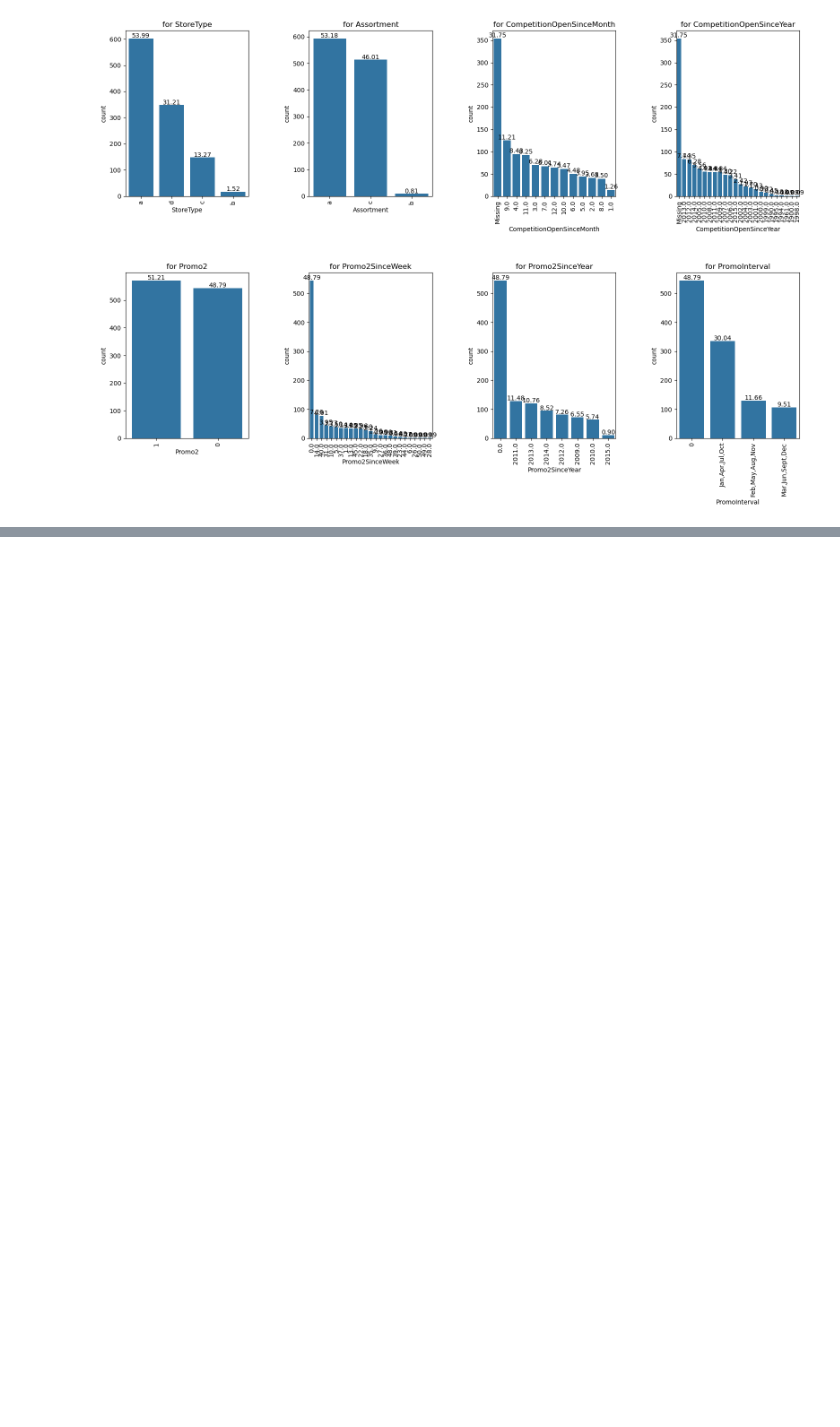
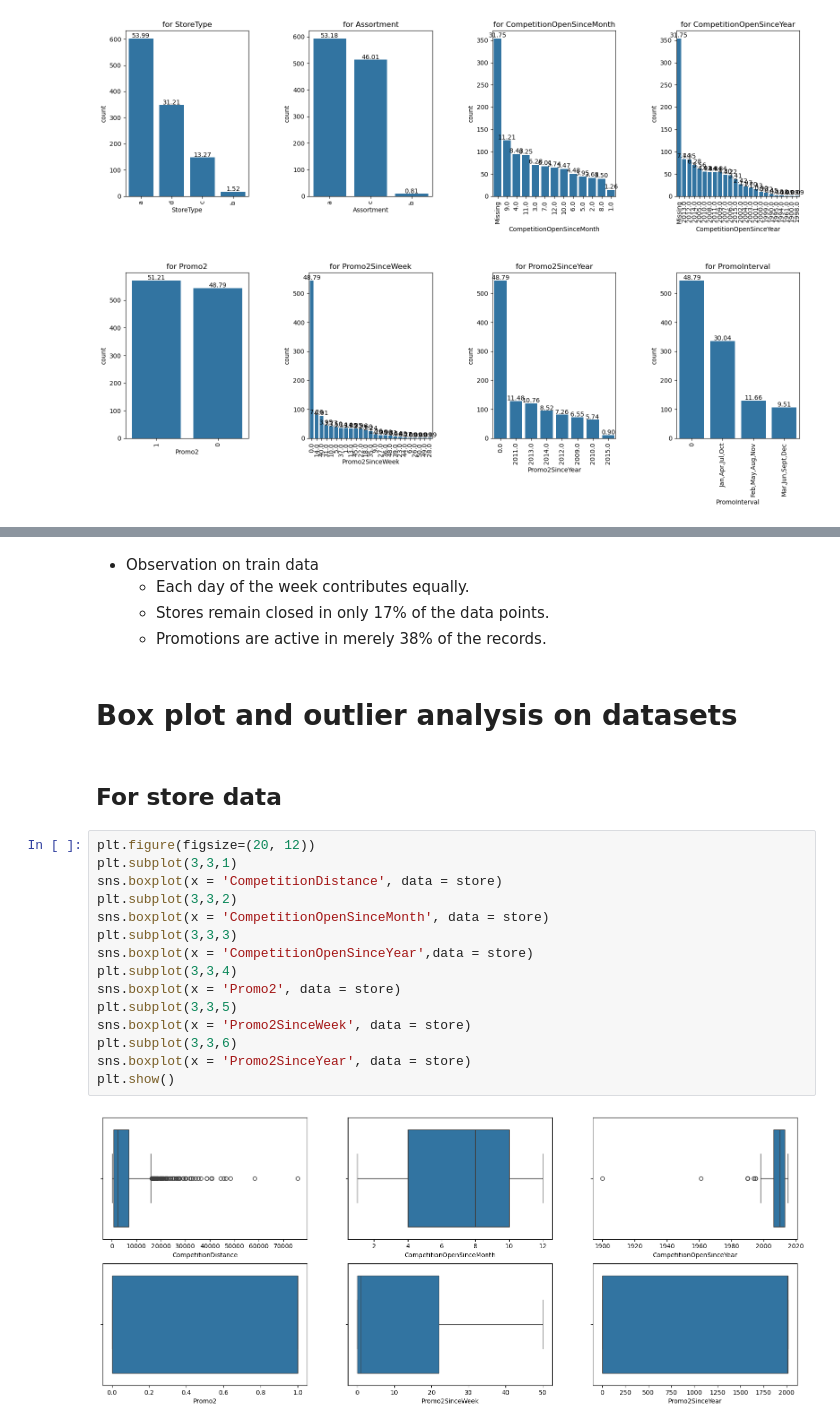
Before and after one commit to SanjayaKumarSahoo/rossmann-drug-timeseries-forecast, a Jupyter notebook: rossmann-drug-timeseries-forecast.ipynb, the cells around one changed output, grey strips where cells are left out. Saved outputs shown, nothing was run; the diff lists cells and outputs as text; blank space fills up the shorter version.

```diff
--- a/rossmann-drug-timeseries-forecast.ipynb
+++ b/rossmann-drug-timeseries-forecast.ipynb
@@ -226,0 +231,26 @@ store.describe()
+# %% [markdown]
+- Observation on train data
+    - Each day of the week contributes equally.
+    - Stores remain closed in only 17% of the data points.
+    - Promotions are active in merely 38% of the records.
+# %% [markdown]
+# Box plot and outlier analysis on datasets
+# %% [markdown]
+## For store data
+# %%
+plt.figure(figsize=(20, 12))
+plt.subplot(3,3,1)
+sns.boxplot(x = 'CompetitionDistance', data = store)
+plt.subplot(3,3,2)
+sns.boxplot(x = 'CompetitionOpenSinceMonth', data = store)
+plt.subplot(3,3,3)
+sns.boxplot(x = 'CompetitionOpenSinceYear',data = store)
+plt.subplot(3,3,4)
+sns.boxplot(x = 'Promo2', data = store)
+plt.subplot(3,3,5)
+sns.boxplot(x = 'Promo2SinceWeek', data = store)
+plt.subplot(3,3,6)
+sns.boxplot(x = 'Promo2SinceYear', data = store)
+plt.show()
+# %% [output]
+[figure, added]
```
Also changed, not shown: parts of 22 cells of this notebook.
